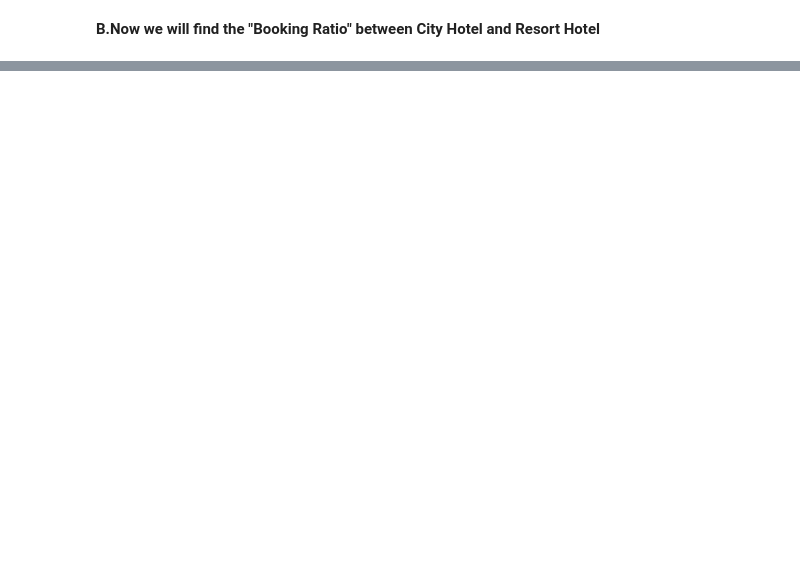
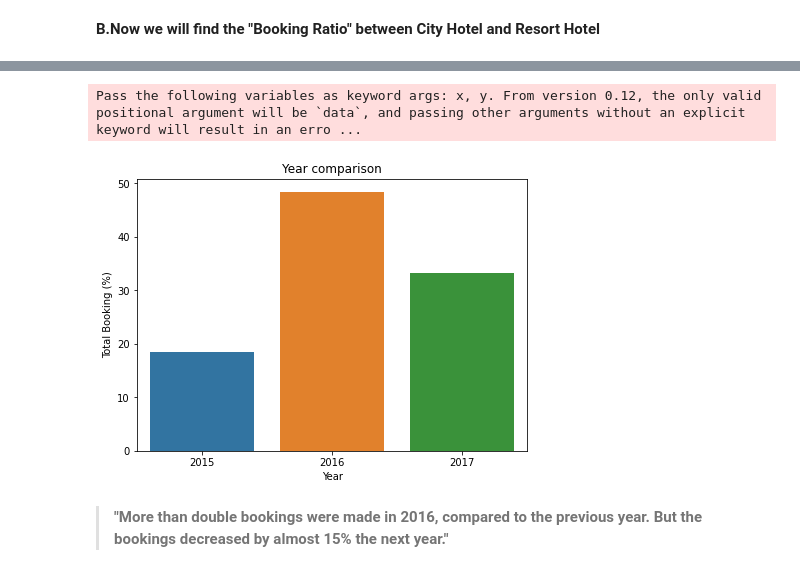
Before and after one commit to jsbhati800/Hotel-Booking-Demand-Analysis, a Jupyter notebook: part_1_Hotel_Booking_Analysis_Capstone_Project.ipynb, the cells around one changed output, grey strips where cells are left out. Saved outputs shown, nothing was run; the diff lists cells and outputs as text; code cells hidden in the pictures; blank space fills up the shorter version.

```diff
--- a/part_1_Hotel_Booking_Analysis_Capstone_Project.ipynb
+++ b/part_1_Hotel_Booking_Analysis_Capstone_Project.ipynb
@@ -357,0 +379,19 @@ Which Hotel has most Cancellations
+# %%
+x,y = get_count(df_not_canceled['arrival_date_year'])
+# %%
+plt.figure(figsize=(7,5))
+sns.barplot(x,y)
+plt.xlabel('Year')
+plt.ylabel('Total Booking (%)')
+plt.title('Year comparison')
+
+
+plt.show()
+# %% [output]
+Pass the following variables as keyword args: x, y. From version 0.12, the only valid positional argument will be `data`, and passing other arguments without an explicit keyword will result in an erro ...
+[figure, added]
+# %% [markdown]
+
+
+> **"More than double bookings were made in 2016, compared to the previous year.
+But the bookings decreased by almost 15% the next year."**
```
Also changed, not shown: parts of 6 cells of this notebook.
